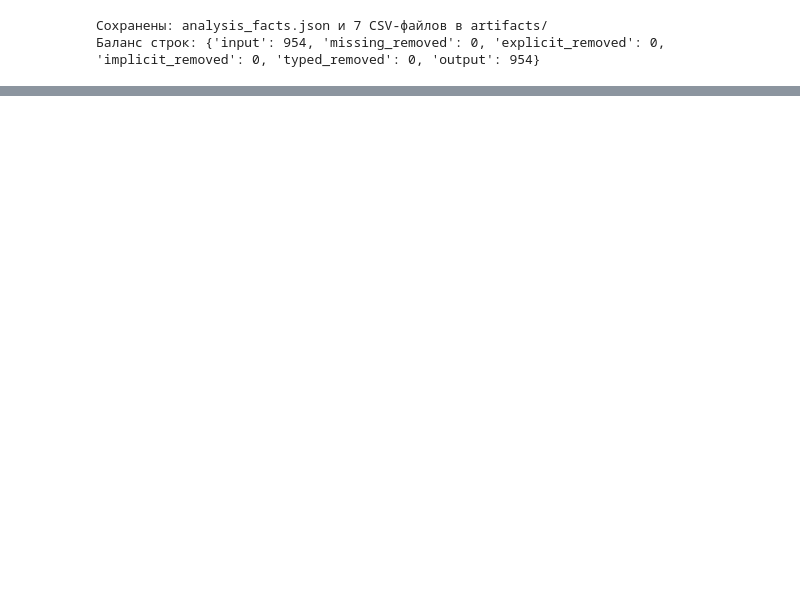
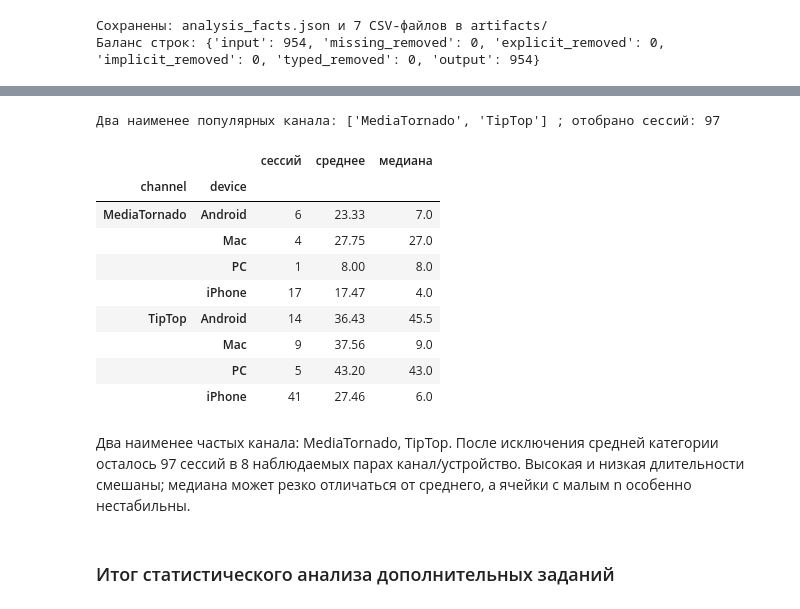
Before and after one commit to R3LCH/guap-data-analysis-lab1, a Jupyter notebook: ЛР1_Горяев_6.ipynb, the cells around one changed output, grey strips where cells are left out. Cells and saved outputs as stored; diff of their text form; code cells hidden in the pictures; blank space fills up the shorter version.

```diff
--- a/ЛР1_Горяев_6.ipynb
+++ b/ЛР1_Горяев_6.ipynb
@@ -492,0 +666,32 @@ print('Баланс строк:', facts['row_reconciliation'])
+# %%
+least_channels = df['channel'].value_counts().sort_index().sort_values(
+    ascending=True, kind='stable').head(2).index.tolist()
+filtered25 = df[
+    df['Категория длительности'].isin(['низкая', 'высокая'])
+    & df['channel'].isin(least_channels)]
+extra25 = filtered25.pivot_table(
+    index=['channel', 'device'], values='Длительность сессии',
+    aggfunc=['mean', 'median'], observed=True
+).rename(columns={'mean': 'среднее', 'median': 'медиана'})
+extra25.columns = extra25.columns.get_level_values(0)
+extra25.insert(0, 'сессий', filtered25.groupby(
+    ['channel', 'device'], observed=True).size())
+print('Два наименее популярных канала:', least_channels,
+      '; отобрано сессий:', len(filtered25))
+display(extra25.round(2))
+# %% [output]
+Два наименее популярных канала: ['MediaTornado', 'TipTop'] ; отобрано сессий: 97
+|  |  | сессий | среднее | медиана |
+| channel | device |  |  |  |
+| MediaTornado | Android | 6 | 23.33 | 7.0 |
+|  | Mac | 4 | 27.75 | 27.0 |
+|  | PC | 1 | 8.00 | 8.0 |
+|  | iPhone | 17 | 17.47 | 4.0 |
+| TipTop | Android | 14 | 36.43 | 45.5 |
+|  | Mac | 9 | 37.56 | 9.0 |
+|  | PC | 5 | 43.20 | 43.0 |
+|  | iPhone | 41 | 27.46 | 6.0 |
+# %% [markdown]
+Два наименее частых канала: MediaTornado, TipTop. После исключения средней категории осталось 97 сессий в 8 наблюдаемых парах канал/устройство. Высокая и низкая длительности смешаны; медиана может резко отличаться от среднего, а ячейки с малым n особенно нестабильны.
+# %% [markdown]
+### Итог статистического анализа дополнительных заданий
```
Also changed, not shown: parts of 23 cells of this notebook, 9 other files.
